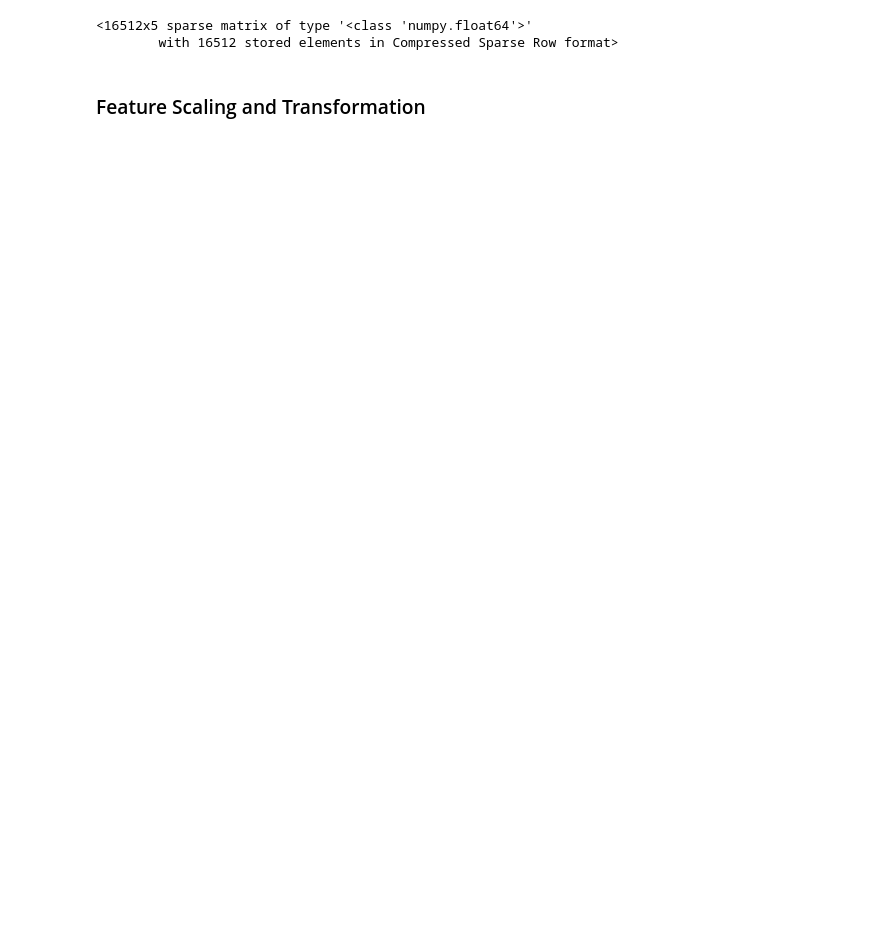
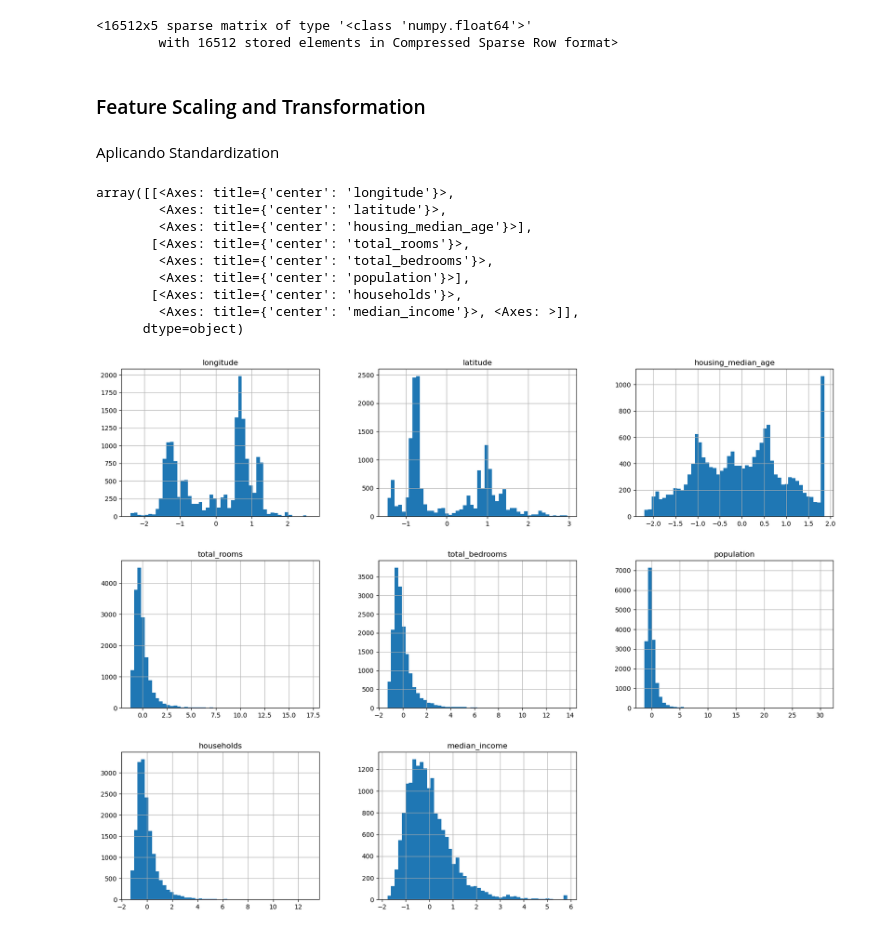
Before and after one commit to reneespinosa/ML-Entry-Level-Projects, a Jupyter notebook: 2/Precios Casas California.ipynb, the cells around one changed output. Cells and saved outputs as stored; diff of their text form; code cells hidden in the pictures; blank space fills up the shorter version.

Commit message:
Added task 3 , added data preparation in task 2

```diff
--- a/2/Precios Casas California.ipynb
+++ b/2/Precios Casas California.ipynb
@@ -195,3 +240,23 @@ houses_cat_1hot
         with 16512 stored elements in Compressed Sparse Row format>
 # %% [markdown]
 ### Feature Scaling and Transformation
+# %% [markdown]
+Aplicando Standardization
+# %%
+
+from sklearn.preprocessing import StandardScaler
+std_scaler = StandardScaler()
+houses_num_std_scaled = std_scaler.fit_transform(houses_num)
+houses_num_std_scaled_df = pd.DataFrame(houses_num_std_scaled, columns=houses_num.columns)
+houses_num_std_scaled_df.hist(bins=50, figsize=(20,15))
+# %% [output]
+array([[<Axes: title={'center': 'longitude'}>,
+        <Axes: title={'center': 'latitude'}>,
+        <Axes: title={'center': 'housing_median_age'}>],
+       [<Axes: title={'center': 'total_rooms'}>,
+        <Axes: title={'center': 'total_bedrooms'}>,
+        <Axes: title={'center': 'population'}>],
+       [<Axes: title={'center': 'households'}>,
+        <Axes: title={'center': 'median_income'}>, <Axes: >]],
+      dtype=object)
+[figure, added]
```
Also changed, not shown: parts of 12 cells of this notebook, 2 other files.
